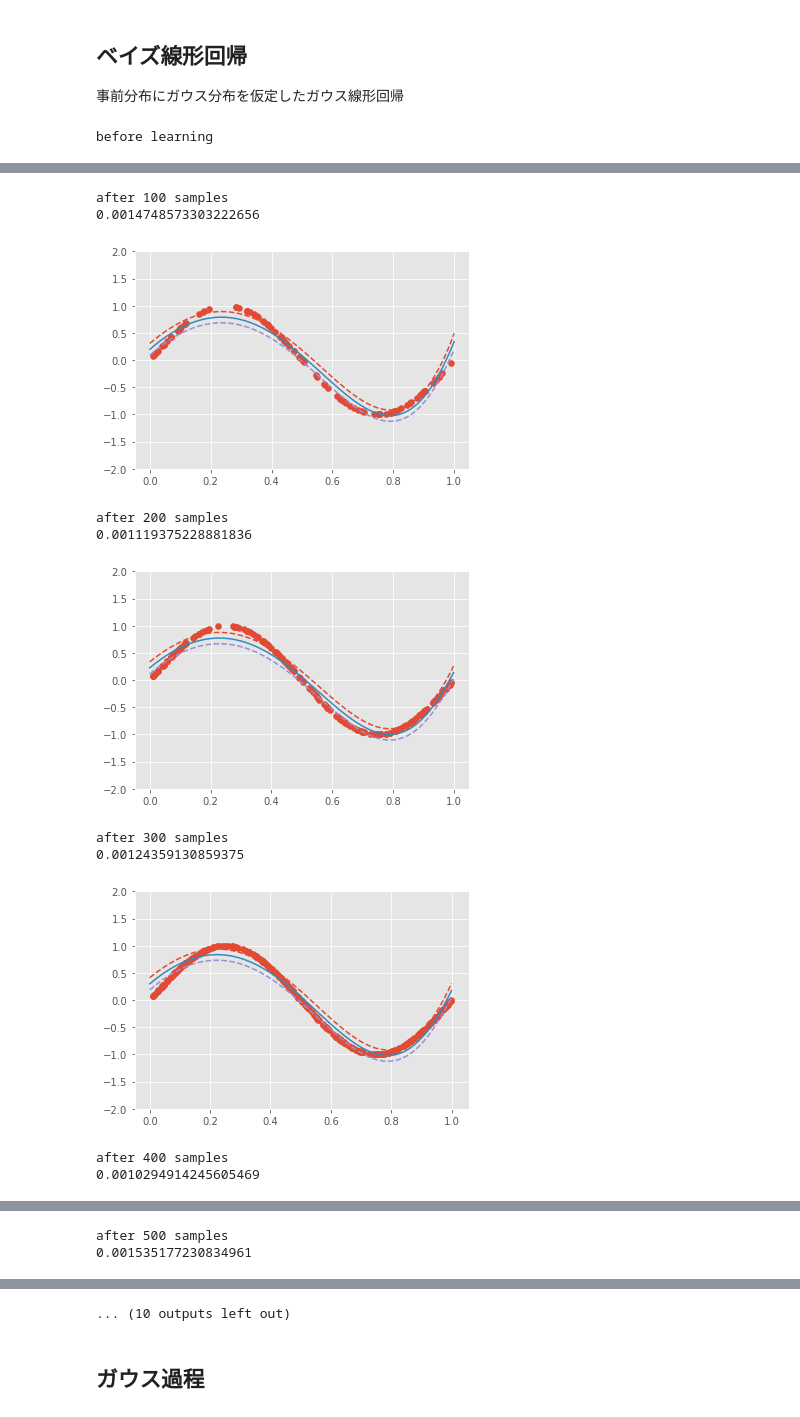
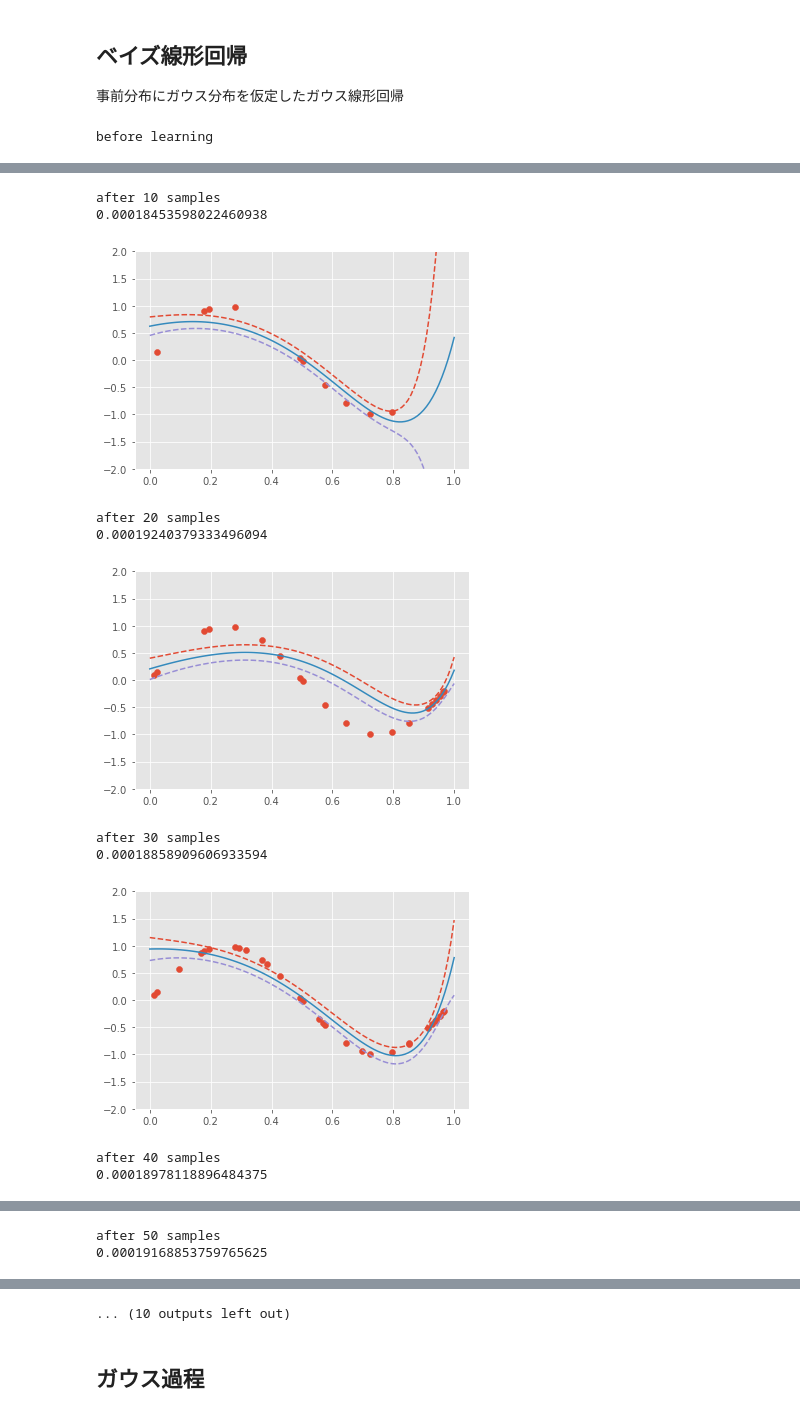
Before and after one commit to GENZITSU/Bayse, a Jupyter notebook: GaussianProcess.ipynb, the cells around one changed output, grey strips where cells are left out. Drawn from its saved outputs; the diff is of its cells as text; code cells hidden in the pictures.

```diff
--- a/GaussianProcess.ipynb
+++ b/GaussianProcess.ipynb
@@ -104,7 +104,7 @@ plt.show()
 # show_img(X, sampled, "before learning", IMG_PATH+f"{img_num}.png")
 
 
-N = 100
+N = 10
 max_iter = 10
 X_all = np.zeros(2)
 Y_all = np.zeros(2)
@@ -115,41 +115,41 @@ for i in range(max_iter):
     X = np.random.uniform(0, 1, size=N)
     data = np.array([X**i for i in range(dim)])
     Y = np.sin(2 * np.pi * X)
 #     Y =  X**2 + 10*np.sin(X)
     X_all = np.r_[X_all, X]; Y_all = np.r_[Y_all, Y]
 
     # 事後分布の更新
     start = time.time()
     lr.fit(data, Y)
     print(time.time() - start)
 #     print(gauss.show_params())
 
     # 予測分布
     X = np.linspace(0,1,100)
     data = np.array([X**i for i in range(dim)])
     pred = lr.pred(data).reshape(-1)
     one_sigma =  lr.pred_1sigma(data).reshape(-1)
     plt.scatter(X_all[2:], Y_all[2:])
     plt.plot(X, pred+one_sigma, linestyle="dashed")
     plt.plot(X, pred)
     plt.plot(X, pred-one_sigma, linestyle="dashed")
     plt.ylim(-2, 2)
     plt.show()
 # ims = []
 # for i in range(max_iter+1):
 #     ims.append(Image.open(IMG_PATH+f"{i}.png"))
 # ims[0].save(IMG_PATH+"out.gif", save_all=True, append_images=ims[1:], duration=60)
 # %% [output]
 before learning
 [figure]
-after 100 samples
-0.0014748573303222656
+after 10 samples
+0.00018453598022460938
-[figure, old version]
+[figure, new version]
-after 200 samples
-0.001119375228881836
+after 20 samples
+0.00019240379333496094
-[figure, old version]
+[figure, new version]
-after 300 samples
-0.00124359130859375
+after 30 samples
+0.00018858909606933594
-[figure, old version]
+[figure, new version]
-after 400 samples
-0.0010294914245605469
+after 40 samples
+0.00018978118896484375
@@ -157,2 +157,2 @@ after 400 samples
-after 500 samples
-0.001535177230834961
+after 50 samples
+0.00019168853759765625
```
Also changed, not shown: parts of 25 cells of this notebook.
